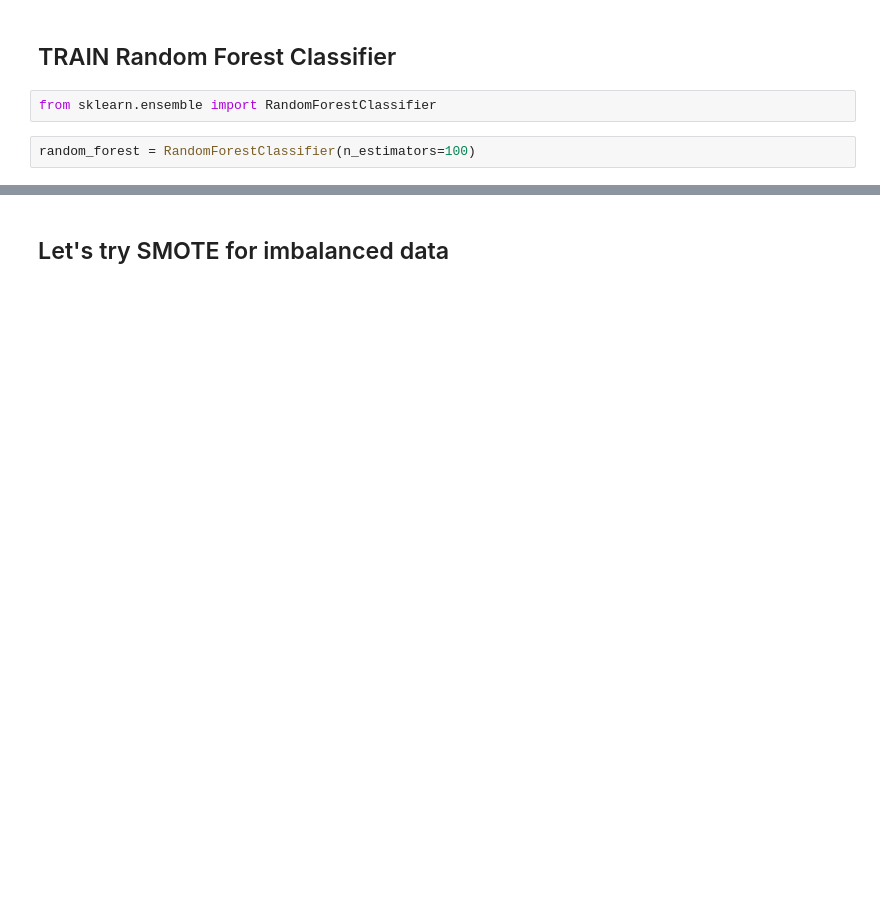
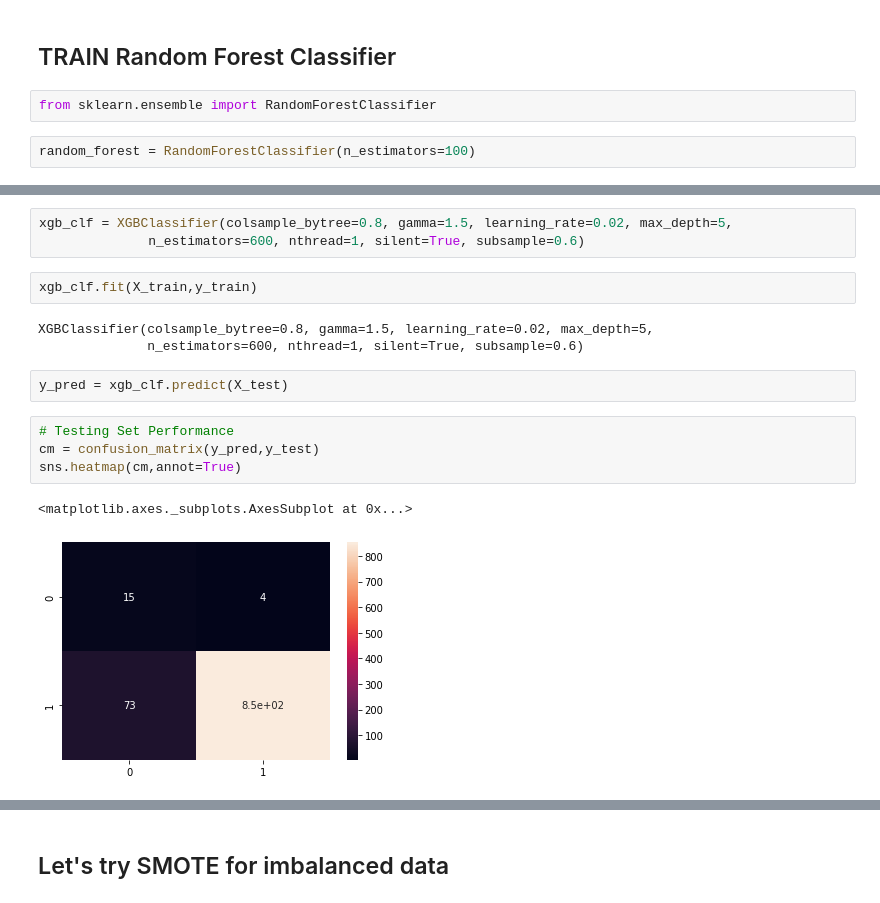
Before and after one commit to Faizan-Siddique/NLP_Predicting_Amazon_Alexa_Reviews, a Jupyter notebook: Predicting_Amazon_Alexa_Reviews_NLP.ipynb, the cells around one changed output, grey strips where cells are left out. Drawn from its saved outputs; the diff is of its cells as text; blank space fills up the shorter version.

```diff
--- a/Predicting_Amazon_Alexa_Reviews_NLP.ipynb
+++ b/Predicting_Amazon_Alexa_Reviews_NLP.ipynb
@@ -686,0 +746,17 @@ weighted avg       0.92      0.93      0.92       630
+# %%
+xgb_clf = XGBClassifier(colsample_bytree=0.8, gamma=1.5, learning_rate=0.02, max_depth=5,
+              n_estimators=600, nthread=1, silent=True, subsample=0.6)
+# %%
+xgb_clf.fit(X_train,y_train)
+# %% [output]
+XGBClassifier(colsample_bytree=0.8, gamma=1.5, learning_rate=0.02, max_depth=5,
+              n_estimators=600, nthread=1, silent=True, subsample=0.6)
+# %%
+y_pred = xgb_clf.predict(X_test)
+# %%
+# Testing Set Performance
+cm = confusion_matrix(y_pred,y_test)
+sns.heatmap(cm,annot=True)
+# %% [output]
+<matplotlib.axes._subplots.AxesSubplot at 0x...>
+[figure, added]
```
Also changed, not shown: parts of 52 cells of this notebook.
